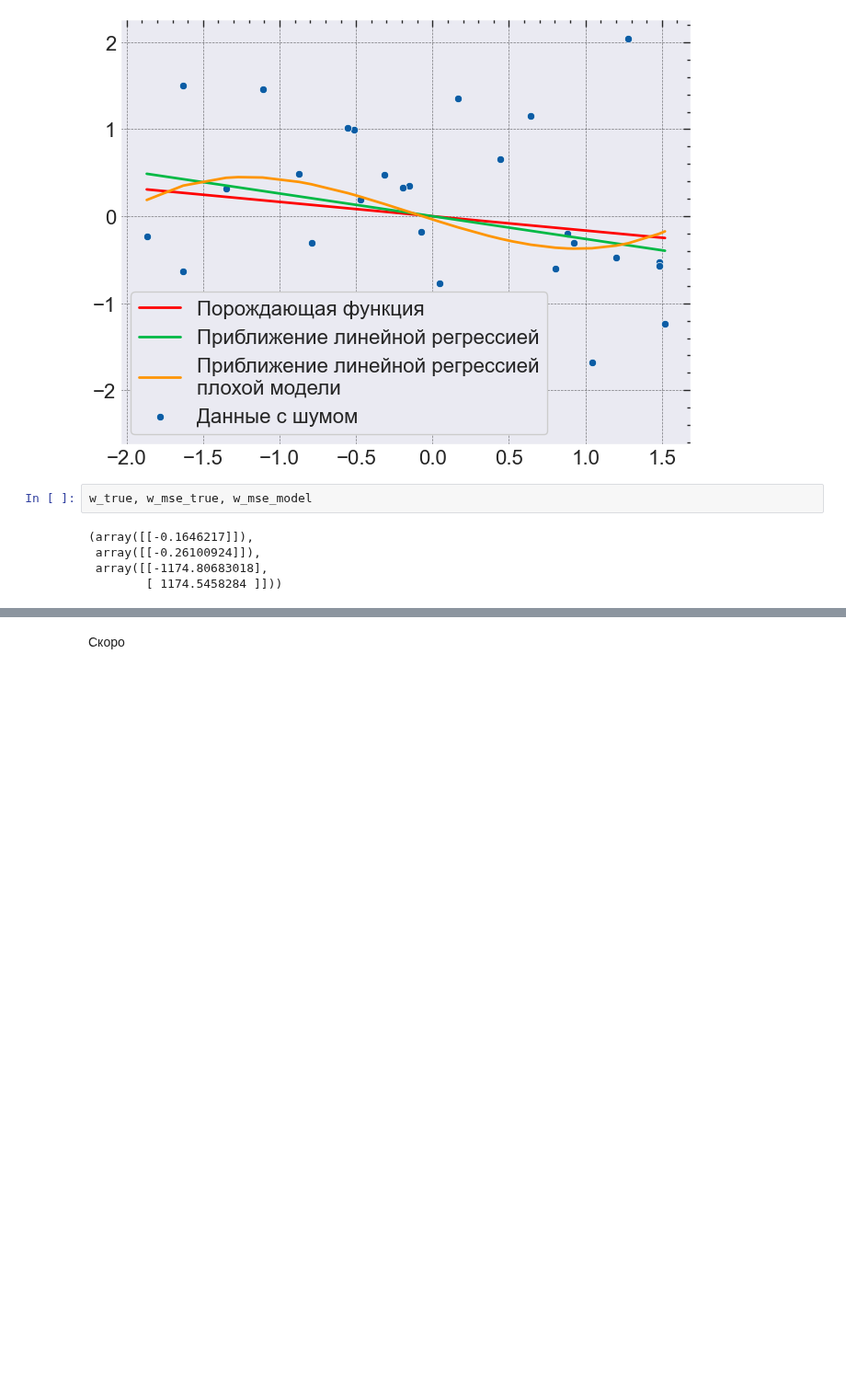
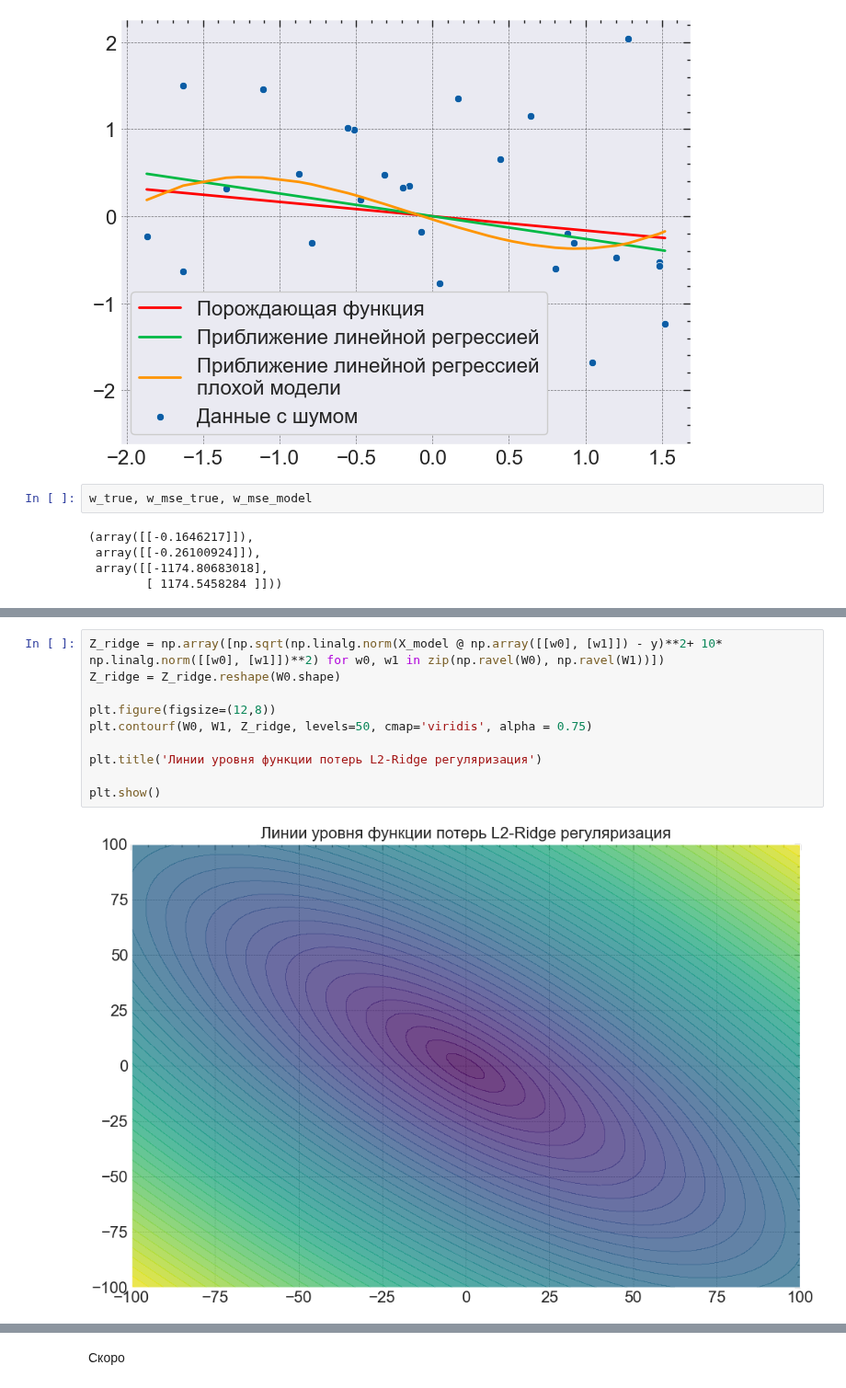
Before and after one commit to 2reckey/Bayesian_Stats, a Jupyter notebook: ML_Models/03_Байесовские_Модели_Регуляризация.ipynb, the cells around one changed output, grey strips where cells are left out. Shown at 92% size. Cells and saved outputs as stored; diff of their text form; blank space fills up the shorter version.

```diff
--- a/ML_Models/03_Байесовские_Модели_Регуляризация.ipynb
+++ b/ML_Models/03_Байесовские_Модели_Регуляризация.ipynb
@@ -503,0 +575,12 @@ model.get_weights()
+# %%
+Z_ridge = np.array([np.sqrt(np.linalg.norm(X_model @ np.array([[w0], [w1]]) - y)**2+ 10* np.linalg.norm([[w0], [w1]])**2) for w0, w1 in zip(np.ravel(W0), np.ravel(W1))])
+Z_ridge = Z_ridge.reshape(W0.shape)
+
+plt.figure(figsize=(12,8))
+plt.contourf(W0, W1, Z_ridge, levels=50, cmap='viridis', alpha = 0.75)
+
+plt.title('Линии уровня функции потерь L2-Ridge регуляризация')
+
+plt.show()
+# %% [output]
+[figure, added]
```
Also changed, not shown: parts of 8 cells of this notebook, 1 other file.
